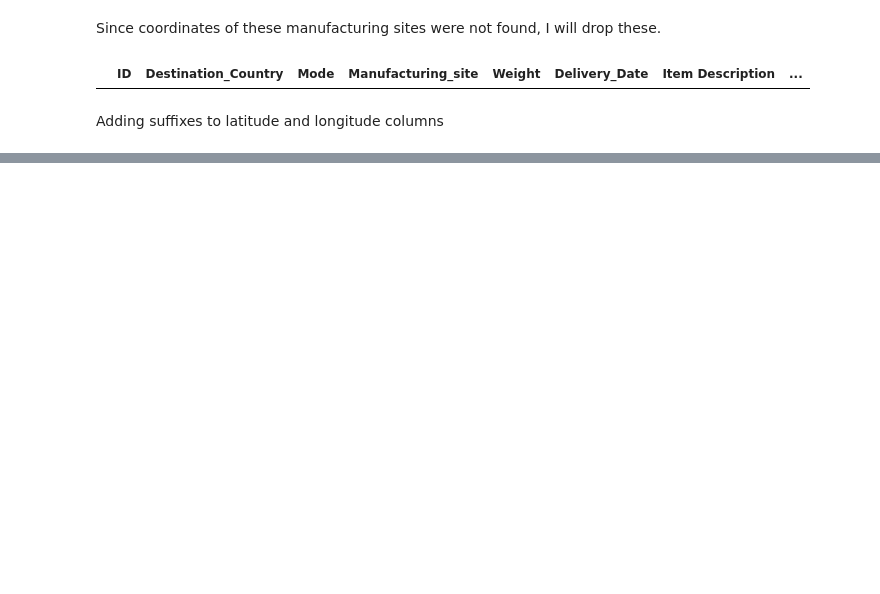
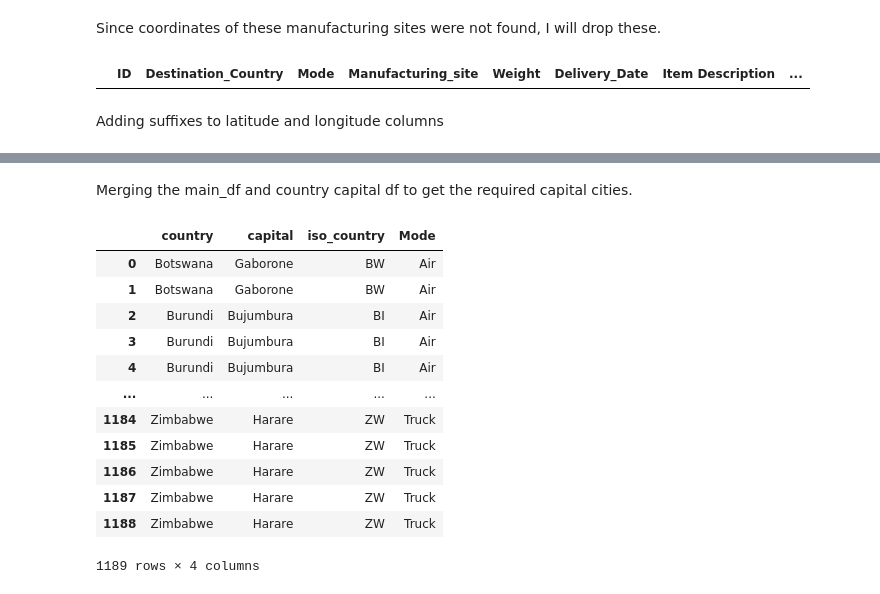
Before and after one commit to nakulBageja/Pharma-Scope-3, a Jupyter notebook: Scope_3.ipynb, the cells around one changed output, grey strips where cells are left out. Saved outputs shown, nothing was run; the diff lists cells and outputs as text; code cells hidden in the pictures; blank space fills up the shorter version.

```diff
--- a/Scope_3.ipynb
+++ b/Scope_3.ipynb
@@ -439,5 +428,5 @@ final_df.loc[(final_df['latitude'].isna()) | (final_df['latitude'] == float('inf
 # %% [markdown]
 Adding suffixes to latitude and longitude columns
 # %%
-final_df.rename(columns={'latitude':'source_lat','longitude':'source_log','Manufacturing_site':'Source_site'},inplace=True)
+final_df.rename(columns={'latitude':'source_lat','longitude':'source_long','Manufacturing_site':'Source_site'},inplace=True)
 # %%
@@ -461,0 +465,2 @@ memory usage: 92.9+ KB
+# %% [markdown]
+Merging the main_df and country capital df to get the required capital cities.
@@ -461,0 +469,16 @@ memory usage: 92.9+ KB
+# %%
+destination_locations
+# %% [output]
+|  | country | capital | iso_country | Mode |
+| 0 | Botswana | Gaborone | BW | Air |
+| 1 | Botswana | Gaborone | BW | Air |
+| 2 | Burundi | Bujumbura | BI | Air |
+| 3 | Burundi | Bujumbura | BI | Air |
+| 4 | Burundi | Bujumbura | BI | Air |
+| ... | ... | ... | ... | ... |
+| 1184 | Zimbabwe | Harare | ZW | Truck |
+| 1185 | Zimbabwe | Harare | ZW | Truck |
+| 1186 | Zimbabwe | Harare | ZW | Truck |
+| 1187 | Zimbabwe | Harare | ZW | Truck |
+| 1188 | Zimbabwe | Harare | ZW | Truck |
+1189 rows × 4 columns
```
Also changed, not shown: parts of 21 cells of this notebook, 3 other files.
